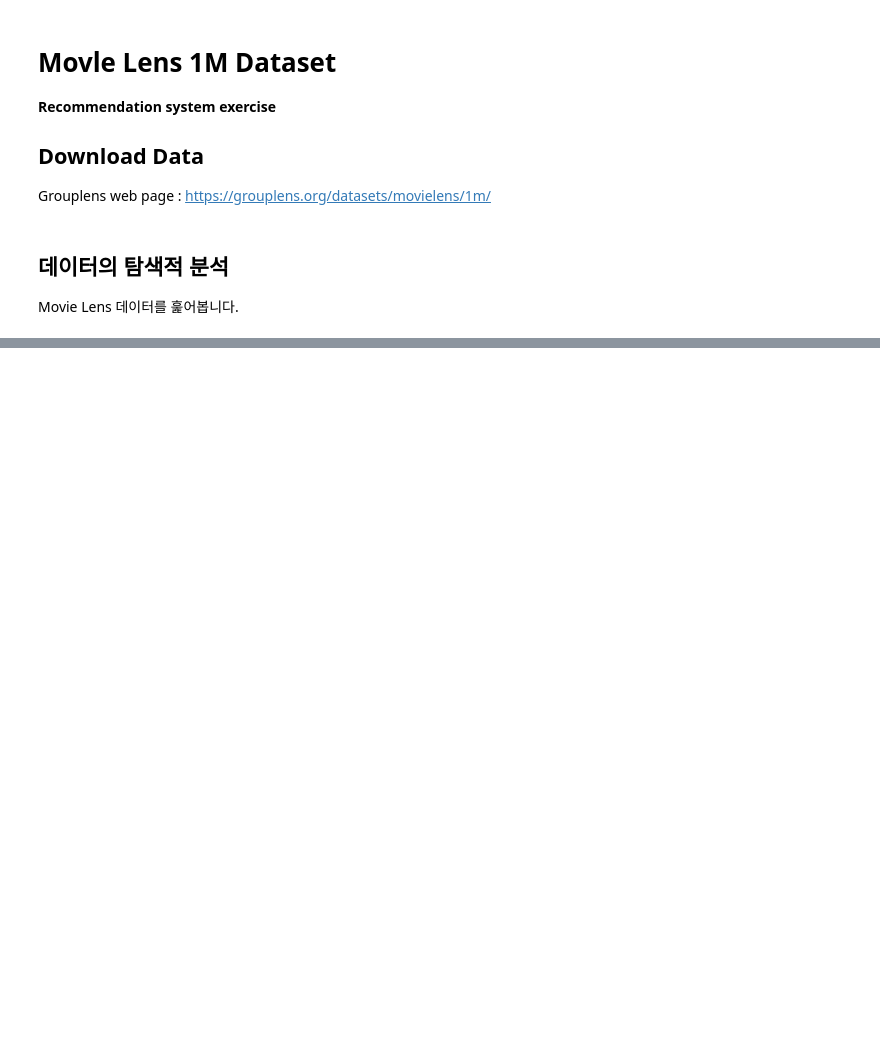
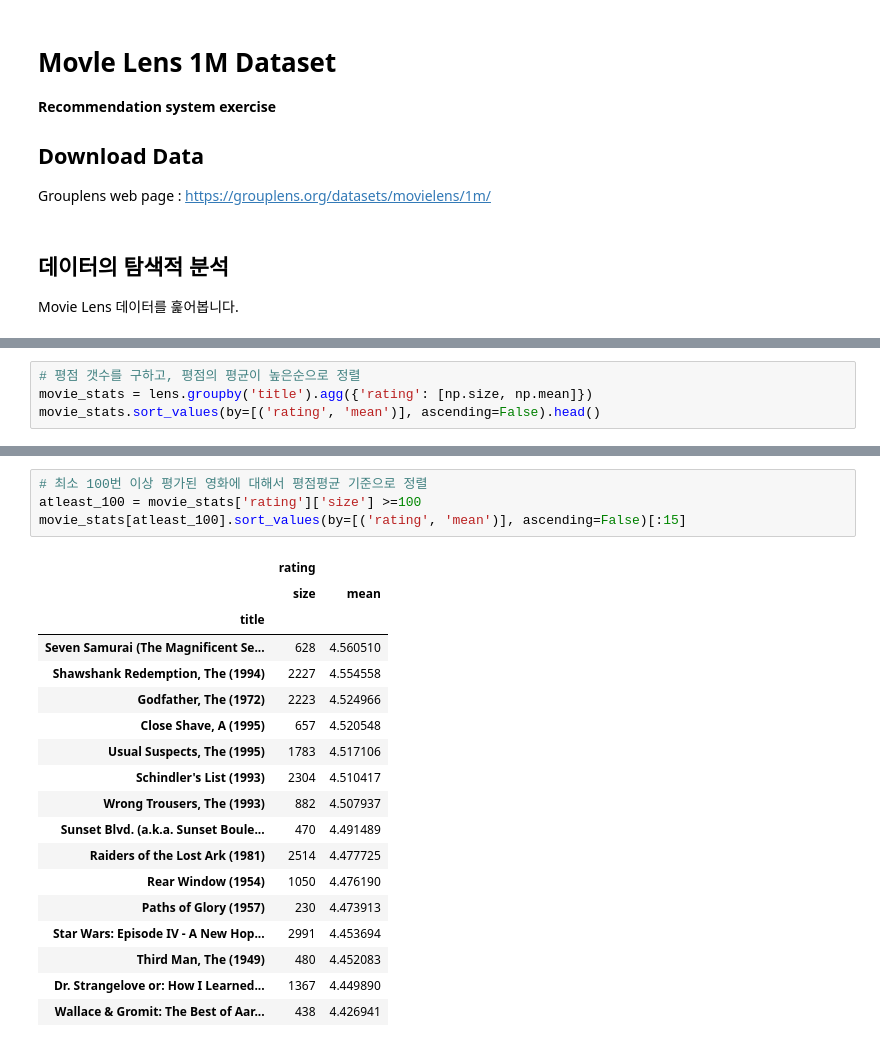
Before and after one commit to ivorycirrus/writing, a Jupyter notebook: laboratory/machine_learning/movielens/movielens_1m.ipynb, the cells around one changed output, grey strips where cells are left out. Drawn from its saved outputs; the diff is of its cells as text; blank space fills up the shorter version.

```diff
--- a/laboratory/machine_learning/movielens/movielens_1m.ipynb
+++ b/laboratory/machine_learning/movielens/movielens_1m.ipynb
@@ -23,0 +83,4 @@ users.head()
+# %%
+# 평점 갯수를 구하고, 평점의 평균이 높은순으로 정렬
+movie_stats = lens.groupby('title').agg({'rating': [np.size, np.mean]})
+movie_stats.sort_values(by=[('rating', 'mean')], ascending=False).head()
@@ -23,0 +96,23 @@ users.head()
+# %%
+# 최소 100번 이상 평가된 영화에 대해서 평점평균 기준으로 정렬
+atleast_100 = movie_stats['rating']['size'] >=100
+movie_stats[atleast_100].sort_values(by=[('rating', 'mean')], ascending=False)[:15]
+# %% [output]
+|  | rating |  |
+|  | size | mean |
+| title |  |  |
+| Seven Samurai (The Magnificent Se... | 628 | 4.560510 |
+| Shawshank Redemption, The (1994) | 2227 | 4.554558 |
+| Godfather, The (1972) | 2223 | 4.524966 |
+| Close Shave, A (1995) | 657 | 4.520548 |
+| Usual Suspects, The (1995) | 1783 | 4.517106 |
+| Schindler's List (1993) | 2304 | 4.510417 |
+| Wrong Trousers, The (1993) | 882 | 4.507937 |
+| Sunset Blvd. (a.k.a. Sunset Boule... | 470 | 4.491489 |
+| Raiders of the Lost Ark (1981) | 2514 | 4.477725 |
+| Rear Window (1954) | 1050 | 4.476190 |
+| Paths of Glory (1957) | 230 | 4.473913 |
+| Star Wars: Episode IV - A New Hop... | 2991 | 4.453694 |
+| Third Man, The (1949) | 480 | 4.452083 |
+| Dr. Strangelove or: How I Learned... | 1367 | 4.449890 |
+| Wallace & Gromit: The Best of Aar... | 438 | 4.426941 |
```
Also changed, not shown: parts of 8 cells of this notebook.
